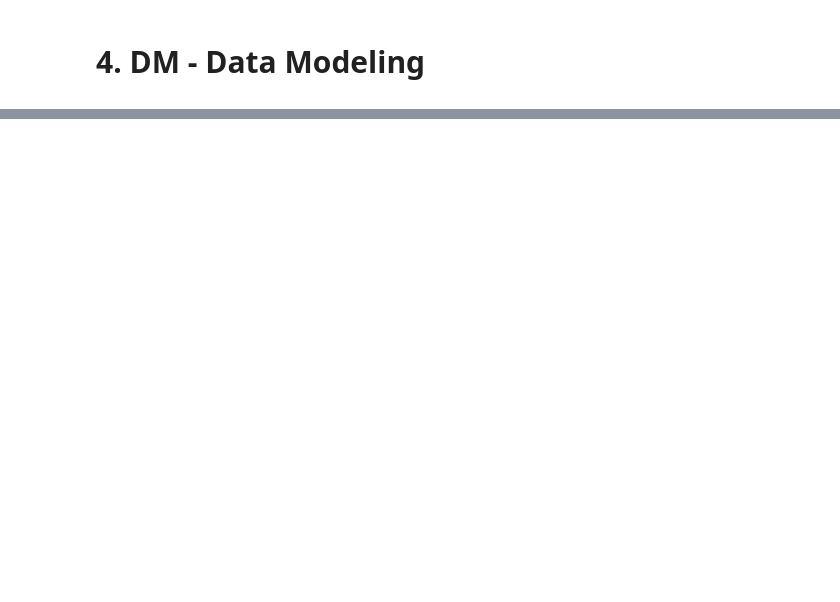
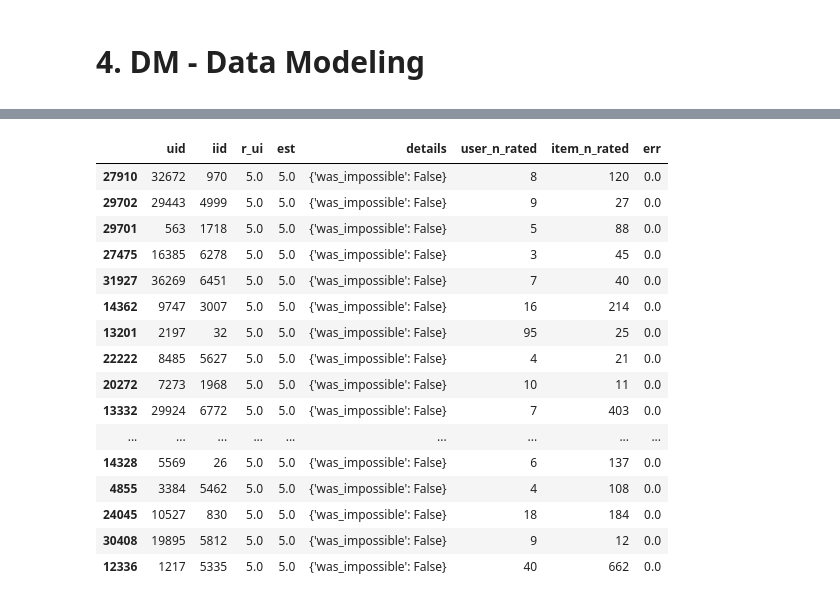
Before and after one commit to PPortela00/Recommendation-System---, a Jupyter notebook: notebook.ipynb, the cells around one changed output, grey strips where cells are left out. Cells and saved outputs as stored; diff of their text form; code cells hidden in the pictures; blank space fills up the shorter version.

```diff
--- a/notebook.ipynb
+++ b/notebook.ipynb
@@ -186,4 +186,4 @@ RMSE: 1.5861
 # %%
 # Singular Value Decomposition (Matrix Factorization)
-svd_algo, svd_rmse = utils.SingularValueDecomposition(trainset, testset)
+svd_algo, svd_rmse, svd_predictions = utils.SingularValueDecomposition(trainset, testset, n_factors=1000, n_epochs=10000, lr=0.001)
 # %% [output]
@@ -198,0 +202,2 @@ SVD RMSE: 1.354
+# %%
+pred, best_pred, worst_pred = utils.PredictionsRS(trainset, svd_predictions, 20)
@@ -198,0 +220,20 @@ SVD RMSE: 1.354
+# %%
+best_pred
+# %% [output]
+|  | uid | iid | r_ui | est | details | user_n_rated | item_n_rated | err |
+| 27910 | 32672 | 970 | 5.0 | 5.0 | {'was_impossible': False} | 8 | 120 | 0.0 |
+| 29702 | 29443 | 4999 | 5.0 | 5.0 | {'was_impossible': False} | 9 | 27 | 0.0 |
+| 29701 | 563 | 1718 | 5.0 | 5.0 | {'was_impossible': False} | 5 | 88 | 0.0 |
+| 27475 | 16385 | 6278 | 5.0 | 5.0 | {'was_impossible': False} | 3 | 45 | 0.0 |
+| 31927 | 36269 | 6451 | 5.0 | 5.0 | {'was_impossible': False} | 7 | 40 | 0.0 |
+| 14362 | 9747 | 3007 | 5.0 | 5.0 | {'was_impossible': False} | 16 | 214 | 0.0 |
+| 13201 | 2197 | 32 | 5.0 | 5.0 | {'was_impossible': False} | 95 | 25 | 0.0 |
+| 22222 | 8485 | 5627 | 5.0 | 5.0 | {'was_impossible': False} | 4 | 21 | 0.0 |
+| 20272 | 7273 | 1968 | 5.0 | 5.0 | {'was_impossible': False} | 10 | 11 | 0.0 |
+| 13332 | 29924 | 6772 | 5.0 | 5.0 | {'was_impossible': False} | 7 | 403 | 0.0 |
+| ... | ... | ... | ... | ... | ... | ... | ... | ... |
+| 14328 | 5569 | 26 | 5.0 | 5.0 | {'was_impossible': False} | 6 | 137 | 0.0 |
+| 4855 | 3384 | 5462 | 5.0 | 5.0 | {'was_impossible': False} | 4 | 108 | 0.0 |
+| 24045 | 10527 | 830 | 5.0 | 5.0 | {'was_impossible': False} | 18 | 184 | 0.0 |
+| 30408 | 19895 | 5812 | 5.0 | 5.0 | {'was_impossible': False} | 9 | 12 | 0.0 |
+| 12336 | 1217 | 5335 | 5.0 | 5.0 | {'was_impossible': False} | 40 | 662 | 0.0 |
```
Also changed, not shown: parts of 8 cells of this notebook, 1 other file.
